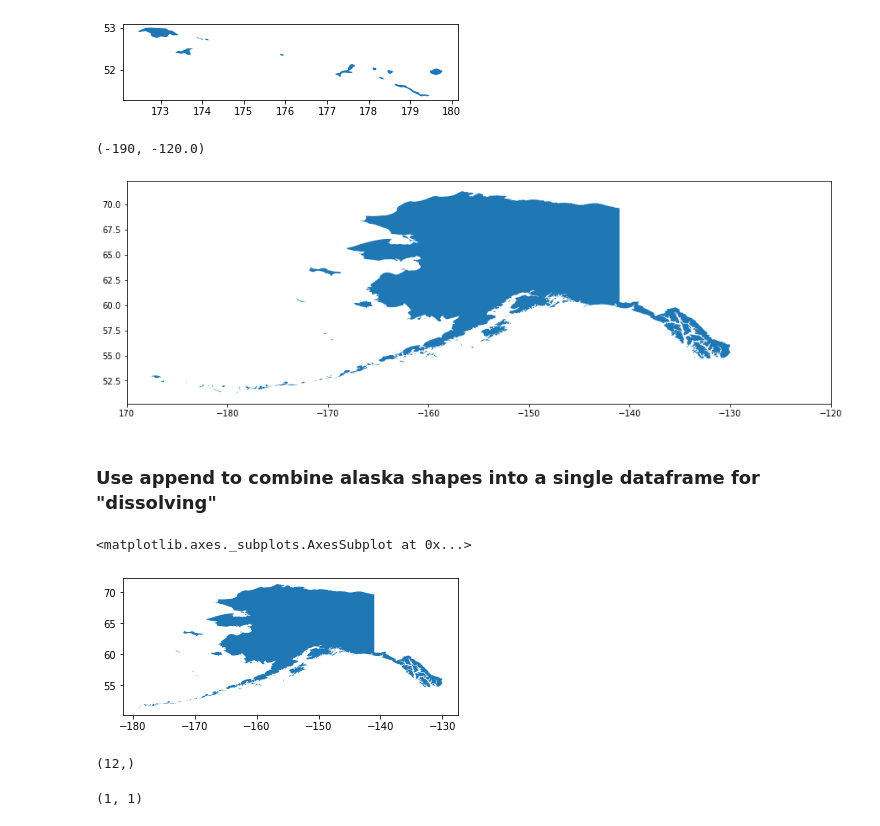
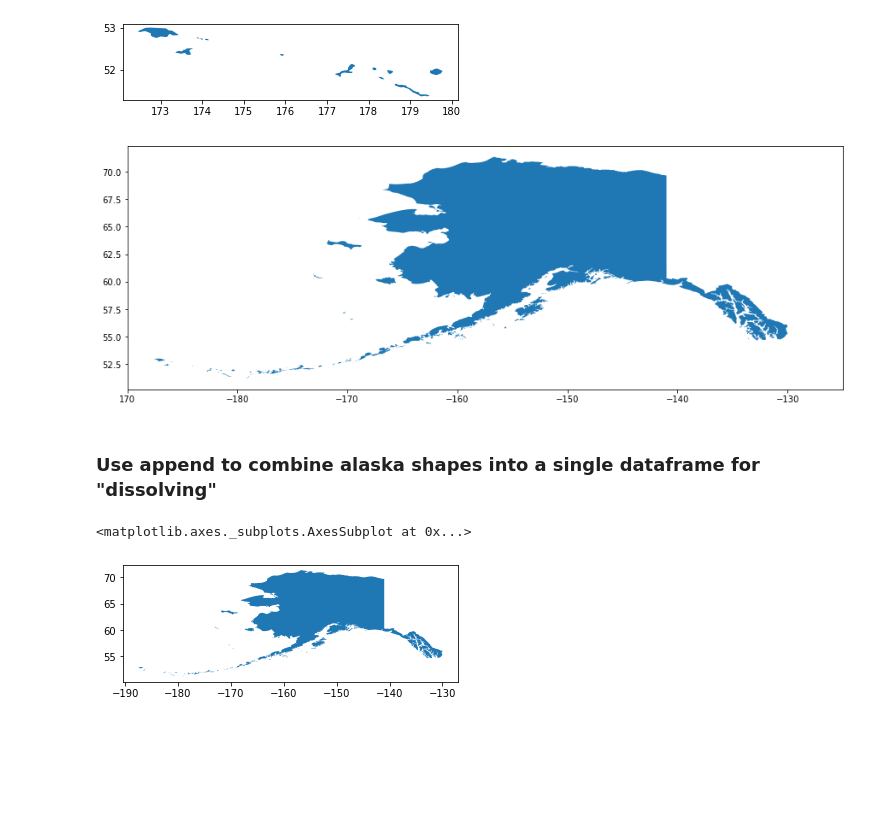
Before and after one commit to allisoncstafford/splitting_shapes, a Jupyter notebook: splitting_shapefiles.ipynb, the cells around one changed output. Cells and saved outputs as stored; diff of their text form; code cells hidden in the pictures; blank space fills up the shorter version.

```diff
--- a/splitting_shapefiles.ipynb
+++ b/splitting_shapefiles.ipynb
@@ -138,6 +145,6 @@ alaska_gdf
 # %%
 # add a column to groupby
 
-target_shapes['STUSPS'] = 'AK'
-target_shapes
+eastern_ak['STUSPS'] = 'AK'
+eastern_ak
 # %% [output]
@@ -162,5 +164,5 @@ See the caveats in the documentation: http://pandas.pydata.org/pandas-docs/stabl
 # %%
-alaska_trimmed = target_shapes.dissolve(by='STUSPS')
+alaska_trimmed = eastern_ak.dissolve(by='STUSPS')
 alaska_trimmed
 # %% [output]
 |  | geometry |
@@ -207 +312,3 @@ western_shapes = al_exp_gdf.loc[al_exp_gdf.intersects(target_area_polygon) == Fa
+# %%
+western_isles = ak_exp_gdf.loc[ak_exp_gdf.intersects(target_polygon) == False]
 # %%
@@ -210,19 +317,20 @@ western_shapes.plot()
 <matplotlib.axes._subplots.AxesSubplot at 0x...>
 [figure]
 # %%
-western_shapes_shifted = western_shapes.translate(xoff=-360)
+western_isles_shifted = western_isles.translate(xoff=-360)
 # %%
 fig, ax = plt.subplots(figsize=(15, 12))
-western_shapes_shifted.plot(ax=ax)
+western_isles_shifted.plot(ax=ax)
 alaska_trimmed.plot(ax=ax)
 
 locs, labels = plt.xticks()
 labels[1] = '170'
 plt.xticks(locs, labels)
-plt.xlim(-190)
+plt.xlim(-190, -125)
+
+plt.savefig('./images/alaska170_neg125', bbox_inches='tight')
 # %% [output]
-(-190, -120.0)
-[figure, old version]
+[figure, new version]
 # %% [markdown]
 ### Use append to combine alaska shapes into a single dataframe for "dissolving"
 # %%
@@ -234,13 +342,5 @@ al_shifted_actual_gdf = west_al_shift_gdf.append(target_shapes, ignore_index=Tru
 # %%
-alaska_shapes.plot()
+ak_shifted_actual_gdf.plot()
 # %% [output]
 <matplotlib.axes._subplots.AxesSubplot at 0x...>
-[figure, old version]
+[figure, new version]
-# %%
-western_shapes_shifted.shape
-# %% [output]
-(12,)
-# %%
-alaska_trimmed.shape
-# %% [output]
-(1, 1)
```
Also changed, not shown: parts of 48 cells of this notebook, 14 other files.
